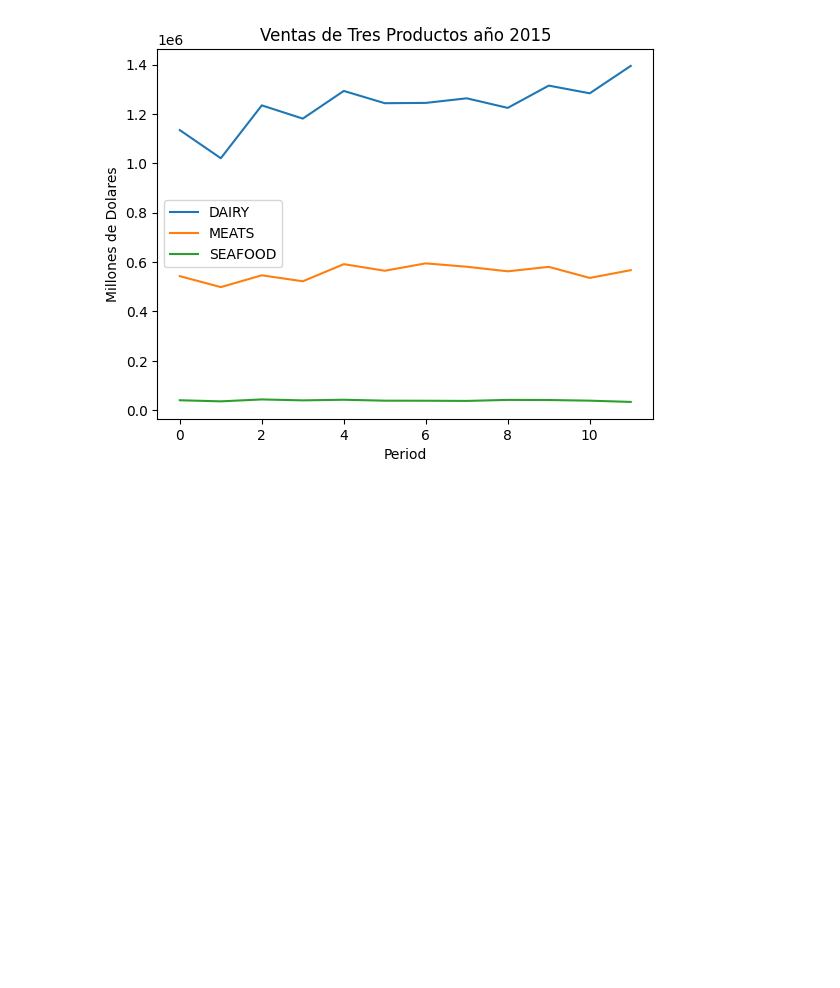
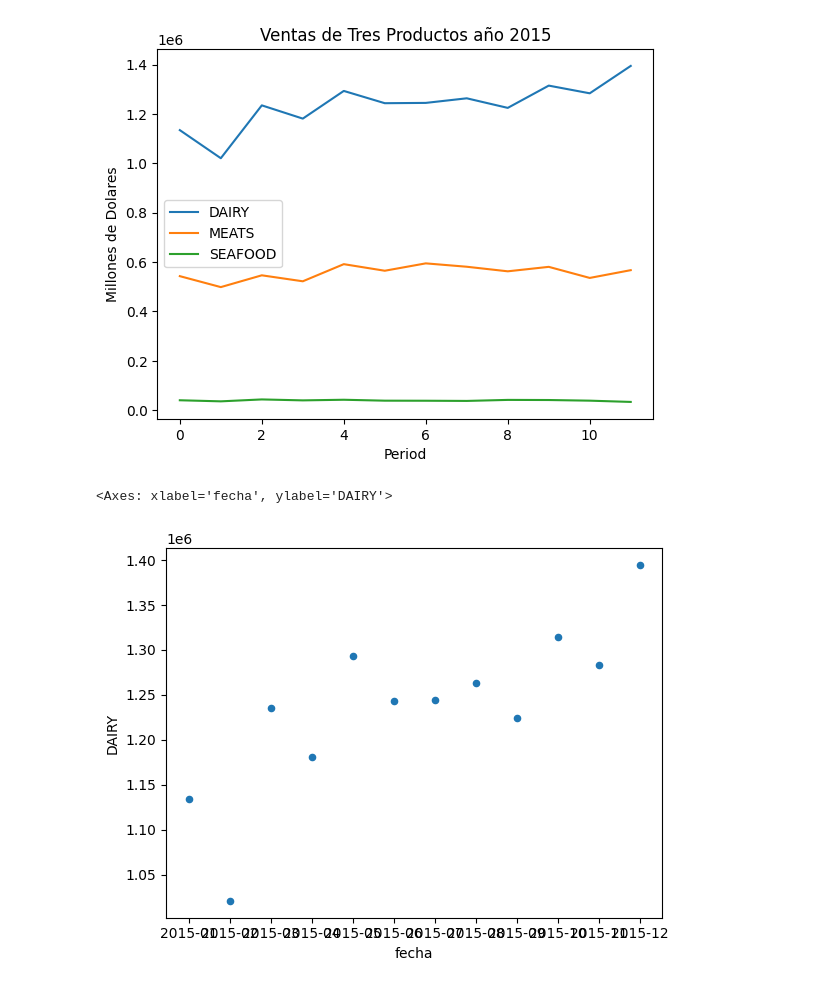
Before and after one commit to pablohf7/Practicas_pandas, a Jupyter notebook: Practicas_pandas.ipynb, the cells around one changed output. Saved outputs shown, nothing was run; the diff lists cells and outputs as text; code cells hidden in the pictures; blank space fills up the shorter version.

```diff
--- a/Practicas_pandas.ipynb
+++ b/Practicas_pandas.ipynb
@@ -28,3 +28,11 @@ df.plot.line(
 # %% [output]
 <Axes: title={'center': 'Ventas de Tres Productos año 2015'}, xlabel='Period', ylabel='Millones de Dolares'>
 [figure]
+# %%
+df.plot.scatter(
+    x="fecha",
+    y="DAIRY"
+)
+# %% [output]
+<Axes: xlabel='fecha', ylabel='DAIRY'>
+[figure, added]
```
